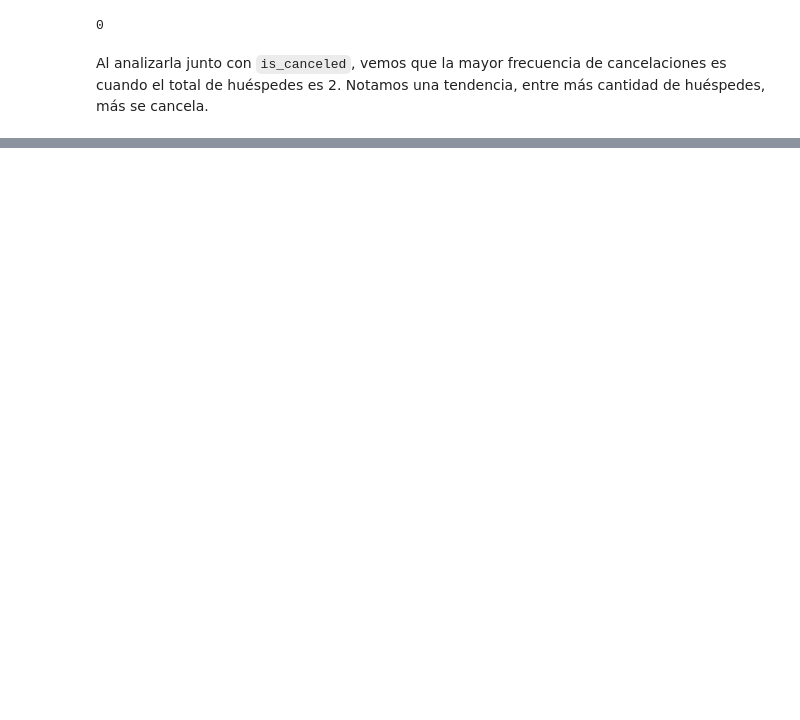
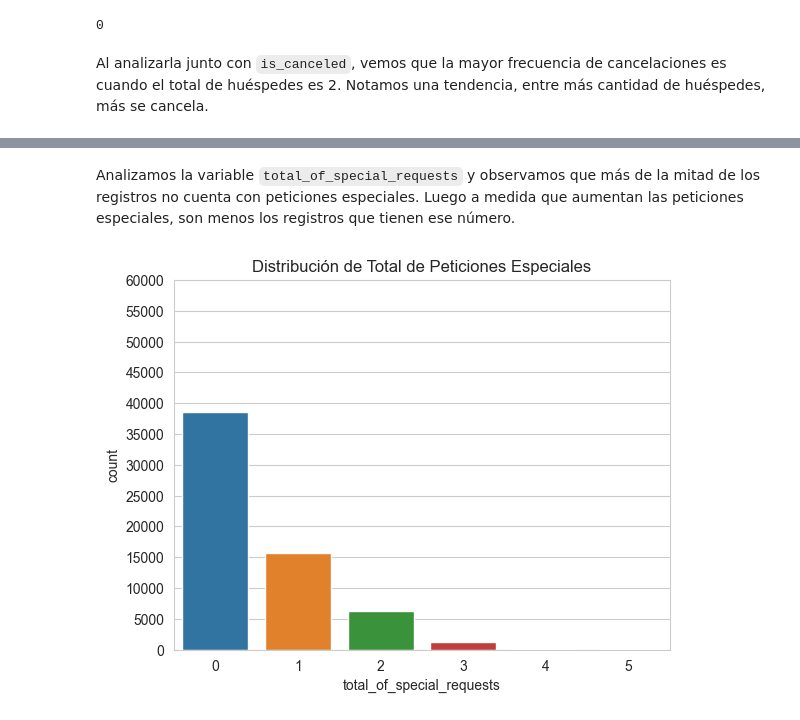
Before and after one commit to mrinkspot/Data-Science-and-Machine-Learning-Projects, a Jupyter notebook: notebook_tp.ipynb, the cells around one changed output, grey strips where cells are left out. Saved outputs shown, nothing was run; the diff lists cells and outputs as text; code cells hidden in the pictures; blank space fills up the shorter version.

```diff
--- a/notebook_tp.ipynb
+++ b/notebook_tp.ipynb
@@ -1340,0 +1348,12 @@ plt.show()
+# %% [markdown]
+Analizamos la variable `total_of_special_requests` y observamos que más de la mitad de los registros no cuenta con peticiones especiales. Luego a medida que aumentan las peticiones especiales, son menos los registros que tienen ese número.
+# %%
+sns.countplot(data=ds_trabajo, x="total_of_special_requests")
+
+plt.title("Distribución de Total de Peticiones Especiales")
+
+plt.yticks(range(0, 61913, 5000))
+
+plt.show()
+# %% [output]
+[figure, added]
```
Also changed, not shown: parts of 66 cells of this notebook.
